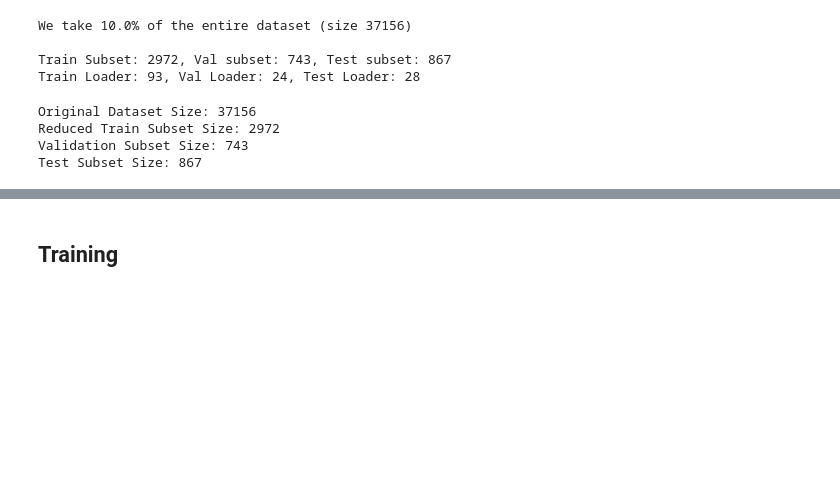
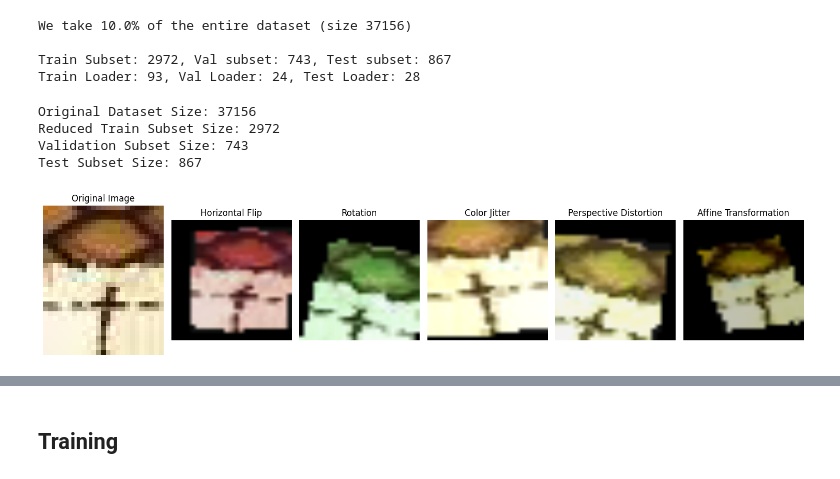
Before and after one commit to WacimN/SF-mask-detection, a Jupyter notebook: wacim/sf_mask_detection.ipynb, the cells around one changed output, grey strips where cells are left out. Saved outputs shown, nothing was run; the diff lists cells and outputs as text; code cells hidden in the pictures; blank space fills up the shorter version.

```diff
--- a/wacim/sf_mask_detection.ipynb
+++ b/wacim/sf_mask_detection.ipynb
@@ -110,3 +122,87 @@ Original Dataset Size: 37156
 Reduced Train Subset Size: 2972
 Validation Subset Size: 743
 Test Subset Size: 867
+# %%
+import os
+import random
+from PIL import Image
+import matplotlib.pyplot as plt
+import torch
+from torchvision import transforms
+
+# Define mean and std for normalization (replace with your values)
+MEAN = [0.485, 0.456, 0.406]
+STD = [0.229, 0.224, 0.225]
+
+def get_random_image_from_test_dir(test_dir):
+    """Get a random image path from the test directory."""
+    image_paths = []
+    for root, _, files in os.walk(test_dir):
+        for file in files:
+            if file.endswith(('png', 'jpg', 'jpeg')):
+                image_paths.append(os.path.join(root, file))
+    return random.choice(image_paths)
+
+def get_transforms(augment=False):
+    """Return transforms for data preprocessing."""
+    if augment:
+        return transforms.Compose([
+            transforms.RandomHorizontalFlip(p=0.5),
+            transforms.RandomRotation(degrees=15),
+            transforms.ColorJitter(brightness=0.3, contrast=0.3, saturation=0.3, hue=0.2),
+            transforms.RandomPerspective(distortion_scale=0.2, p=0.5),
+            transforms.RandomAffine(degrees=20, scale=(0.8, 1.2), translate=(0.2, 0.2)),
+            transforms.Resize((224, 224), interpolation=transforms.InterpolationMode.BILINEAR),
+            transforms.ToTensor(),
+            transforms.Normalize(mean=MEAN, std=STD),
+        ])
+    return transforms.Compose([
+        transforms.Resize((224, 224), interpolation=transforms.InterpolationMode.BILINEAR),
+        transforms.ToTensor(),
+        transforms.Normalize(mean=MEAN, std=STD),
+    ])
+
+def visualize_augmentations(image_path, transform, n_augmentations=5):
+    """Visualize augmentations on the same image."""
+    original_image = Image.open(image_path).convert("RGB")
+
+    # Define augmentation names
+    augmentation_names = [
+        "Horizontal Flip",
+        "Rotation",
+        "Color Jitter",
+        "Perspective Distortion",
+        "Affine Transformation"
+    ]
+
+    # Apply augmentations
+    augmented_images = [transform(original_image) for _ in range(n_augmentations)]
+
+    # Convert tensors back to PIL images for visualization
+    inv_transform = transforms.Compose([
+        transforms.Normalize(mean=[-m / s for m, s in zip(MEAN, STD)], std=[1 / s for s in STD]),
+        transforms.ToPILImage()
+    ])
+
+    augmented_images = [inv_transform(img) for img in augmented_images]
+
+    # Plot original and augmented images
+    fig, axes = plt.subplots(1, n_augmentations + 1, figsize=(15, 5))
+    axes[0].imshow(original_image)
+    axes[0].set_title("Original Image")
+    axes[0].axis("off")
+
+    for i, aug_img in enumerate(augmented_images):
+        axes[i + 1].imshow(aug_img)
+        axes[i + 1].set_title(augmentation_names[i % len(augmentation_names)])
+        axes[i + 1].axis("off")
+
+    plt.tight_layout()
+    plt.show()
+
+# Example usage
+random_image_path = get_random_image_from_test_dir(test_dir)
+transform = get_transforms(augment=True)
+visualize_augmentations(random_image_path, transform, n_augmentations=5)
+# %% [output]
+[figure, added]
```
Also changed, not shown: parts of 26 cells of this notebook, 24 other files.
